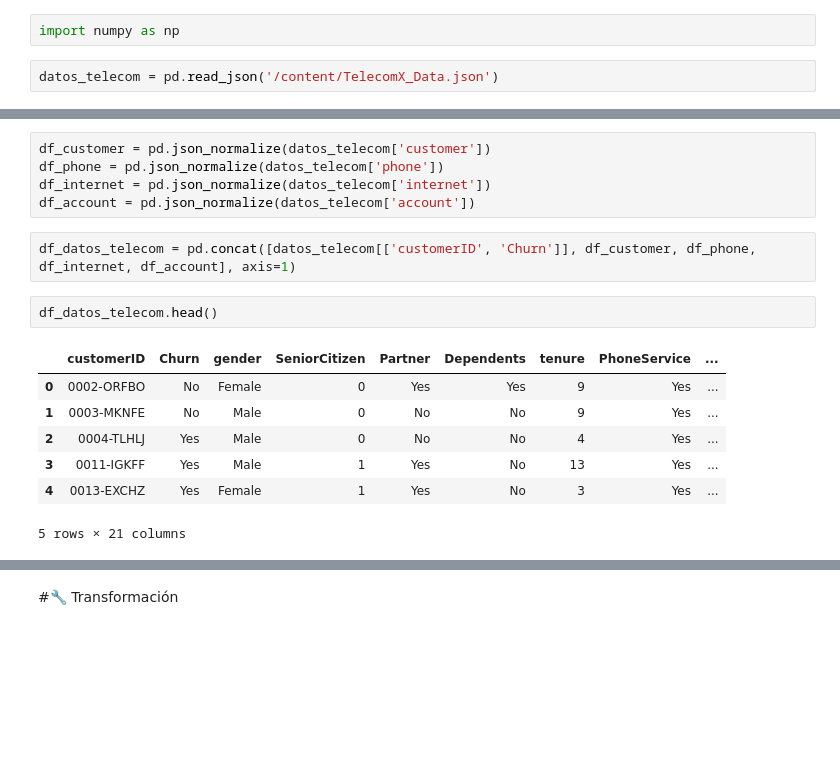
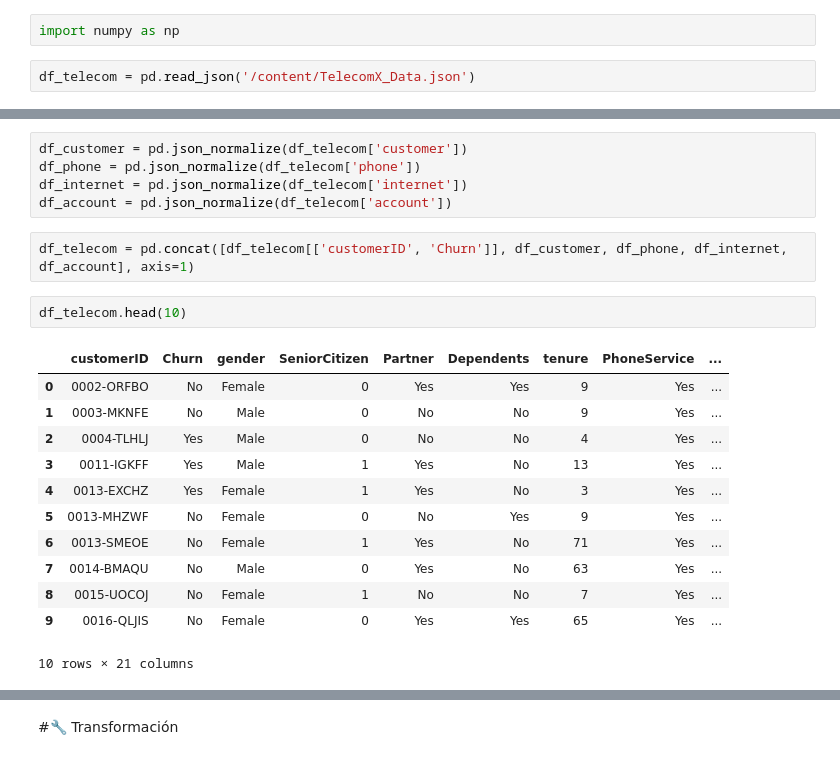
Before and after one commit to RaulMirabal28/challenge2-data-science-LATAM, a Jupyter notebook: TelecomX_LATAM.ipynb, the cells around one changed output, grey strips where cells are left out. Drawn from its saved outputs; the diff is of its cells as text; blank space fills up the shorter version.

```diff
--- a/TelecomX_LATAM.ipynb
+++ b/TelecomX_LATAM.ipynb
@@ -5,5 +5,5 @@ import pandas as pd
 # %%
 import numpy as np
 # %%
-datos_telecom = pd.read_json('/content/TelecomX_Data.json')
+df_telecom = pd.read_json('/content/TelecomX_Data.json')
 # %%
@@ -16,20 +16,25 @@ datos_telecom.head()
 | 3 | 0011-IGKFF | Yes | {'gender': 'Male', 'SeniorCitizen... | {'PhoneService': 'Yes', 'Multiple... | {'InternetService': 'Fiber optic'... | {'Contract': 'Month-to-month', 'P... |
 | 4 | 0013-EXCHZ | Yes | {'gender': 'Female', 'SeniorCitiz... | {'PhoneService': 'Yes', 'Multiple... | {'InternetService': 'Fiber optic'... | {'Contract': 'Month-to-month', 'P... |
 # %%
-df_customer = pd.json_normalize(datos_telecom['customer'])
-df_phone = pd.json_normalize(datos_telecom['phone'])
-df_internet = pd.json_normalize(datos_telecom['internet'])
-df_account = pd.json_normalize(datos_telecom['account'])
+df_customer = pd.json_normalize(df_telecom['customer'])
+df_phone = pd.json_normalize(df_telecom['phone'])
+df_internet = pd.json_normalize(df_telecom['internet'])
+df_account = pd.json_normalize(df_telecom['account'])
 # %%
-df_datos_telecom = pd.concat([datos_telecom[['customerID', 'Churn']], df_customer, df_phone, df_internet, df_account], axis=1)
+df_telecom = pd.concat([df_telecom[['customerID', 'Churn']], df_customer, df_phone, df_internet, df_account], axis=1)
-# %%
-df_datos_telecom.head()
-# %% [output]
-|  | customerID | Churn | gender | SeniorCitizen | Partner | Dependents | tenure | PhoneService | ... |
-| 0 | 0002-ORFBO | No | Female | 0 | Yes | Yes | 9 | Yes | ... |
-| 1 | 0003-MKNFE | No | Male | 0 | No | No | 9 | Yes | ... |
-| 2 | 0004-TLHLJ | Yes | Male | 0 | No | No | 4 | Yes | ... |
-| 3 | 0011-IGKFF | Yes | Male | 1 | Yes | No | 13 | Yes | ... |
-| 4 | 0013-EXCHZ | Yes | Female | 1 | Yes | No | 3 | Yes | ... |
-5 rows × 21 columns
+# %%
+df_telecom.head(10)
+# %% [output]
+|  | customerID | Churn | gender | SeniorCitizen | Partner | Dependents | tenure | PhoneService | ... |
+| 0 | 0002-ORFBO | No | Female | 0 | Yes | Yes | 9 | Yes | ... |
+| 1 | 0003-MKNFE | No | Male | 0 | No | No | 9 | Yes | ... |
+| 2 | 0004-TLHLJ | Yes | Male | 0 | No | No | 4 | Yes | ... |
+| 3 | 0011-IGKFF | Yes | Male | 1 | Yes | No | 13 | Yes | ... |
+| 4 | 0013-EXCHZ | Yes | Female | 1 | Yes | No | 3 | Yes | ... |
+| 5 | 0013-MHZWF | No | Female | 0 | No | Yes | 9 | Yes | ... |
+| 6 | 0013-SMEOE | No | Female | 1 | Yes | No | 71 | Yes | ... |
+| 7 | 0014-BMAQU | No | Male | 0 | Yes | No | 63 | Yes | ... |
+| 8 | 0015-UOCOJ | No | Female | 1 | No | No | 7 | Yes | ... |
+| 9 | 0016-QLJIS | No | Female | 0 | Yes | Yes | 65 | Yes | ... |
+10 rows × 21 columns
 # %%
```
Also changed, not shown: parts of 18 cells of this notebook.
